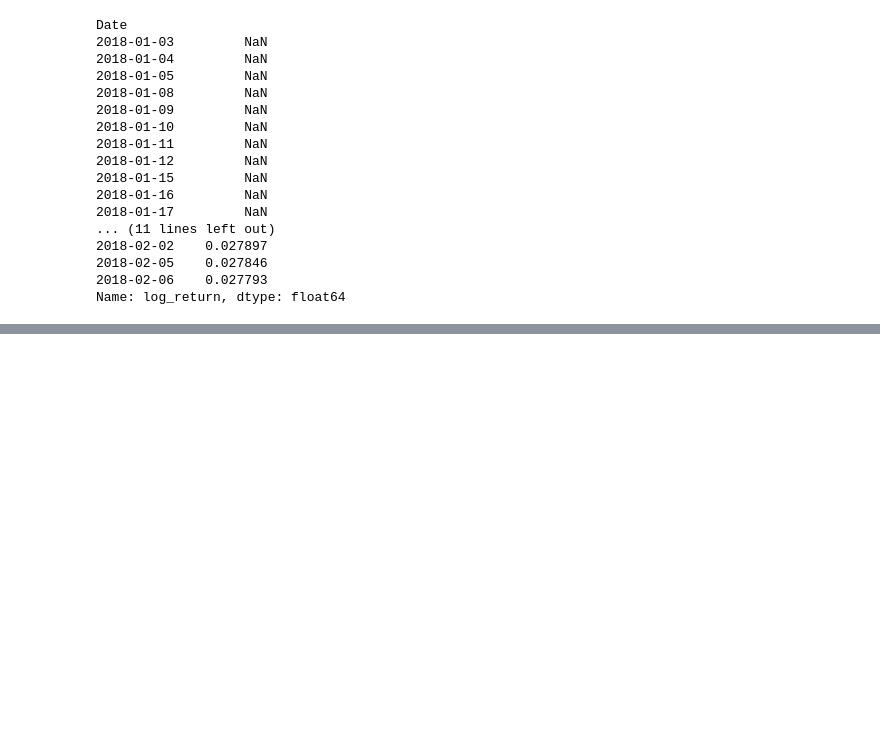
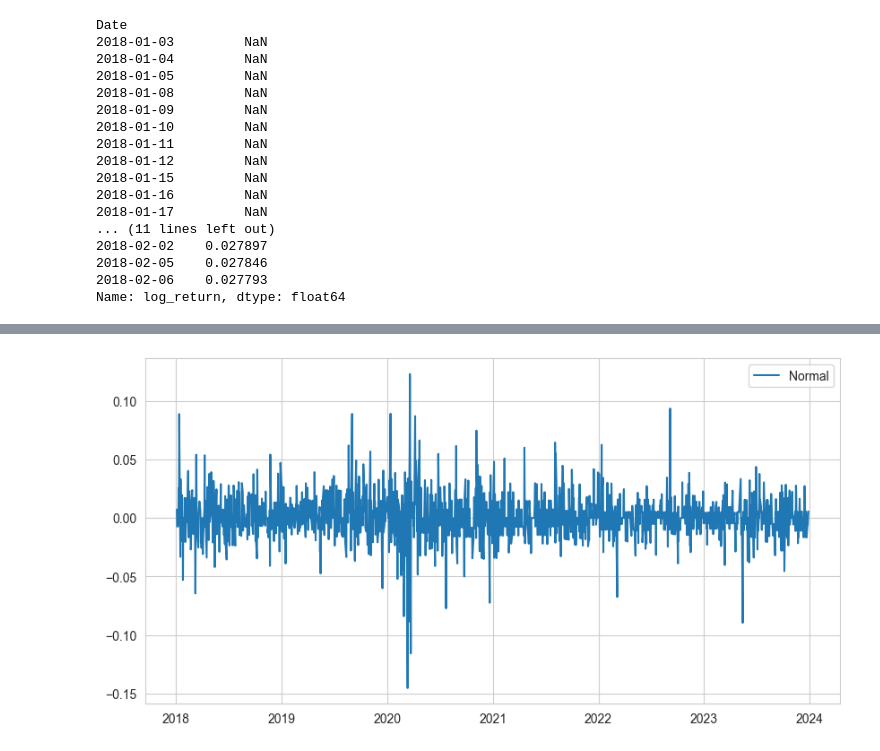
Before and after one commit to pNatTueku/basicPython, a Jupyter notebook: basic_statistics.ipynb, the cells around one changed output, grey strips where cells are left out. Drawn from its saved outputs; the diff is of its cells as text; code cells hidden in the pictures; blank space fills up the shorter version.

```diff
--- a/basic_statistics.ipynb
+++ b/basic_statistics.ipynb
@@ -801,0 +804,5 @@ Name: log_return, dtype: float64
+# %%
+# preprocessing data
+
+gulf_outliners = gulf['log_return'].rolling(42).agg(['mean', 'std'])
+gulf_outliners.head()
@@ -801,0 +827,3 @@ Name: log_return, dtype: float64
+# %%
+gulf_outliners = gulf.join(gulf_outliners)
+gulf_outliners.head()
@@ -801,0 +848,16 @@ Name: log_return, dtype: float64
+# %%
+# detecting outlier function
+
+def outlier_detection(df, n_sigmas = 3):
+
+    x = df['log_return'] # return
+    mu = df['mean']
+    sigma = df['std']
+
+    if (x > mu + sigma * n_sigmas) | (x < mu - sigma * n_sigmas):
+        return 1
+    else:
+        return 0
+# %%
+gulf_outliners['outlier'] = gulf_outliners.apply(outlier_detection, axis = 1)
+gulf_outliners.head()
@@ -801,0 +948,13 @@ Name: log_return, dtype: float64
+# %%
+# plot
+
+plt.rcParams['figure.figsize'] = (10.0, 5.0)
+
+fig, ax = plt.subplots()
+
+ax.plot(gulf_outliners.index, gulf_outliners['log_return'], label = 'Normal')
+
+ax.legend()
+plt.show()
+# %% [output]
+[figure, added]
```
Also changed, not shown: parts of 15 cells of this notebook.
